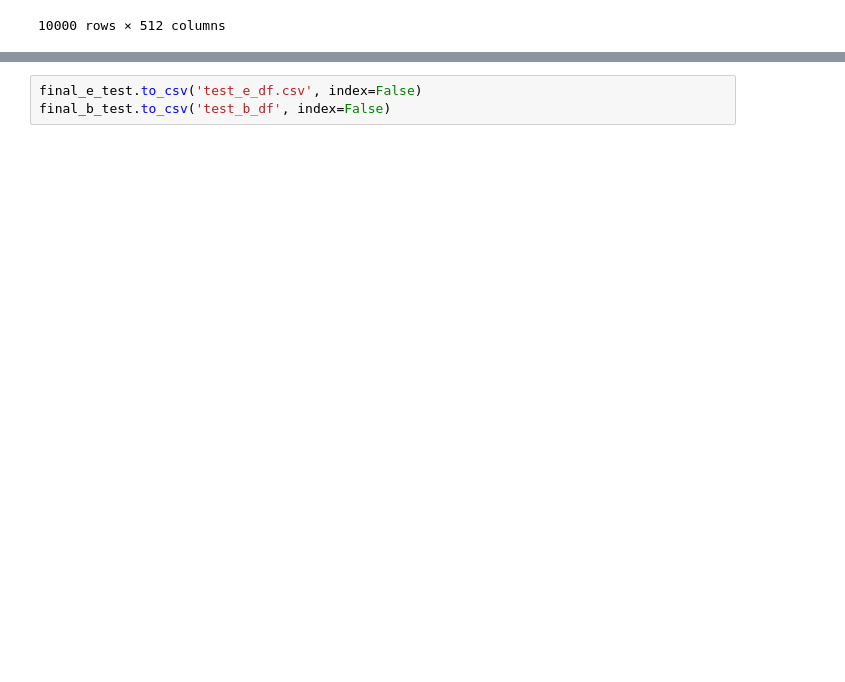
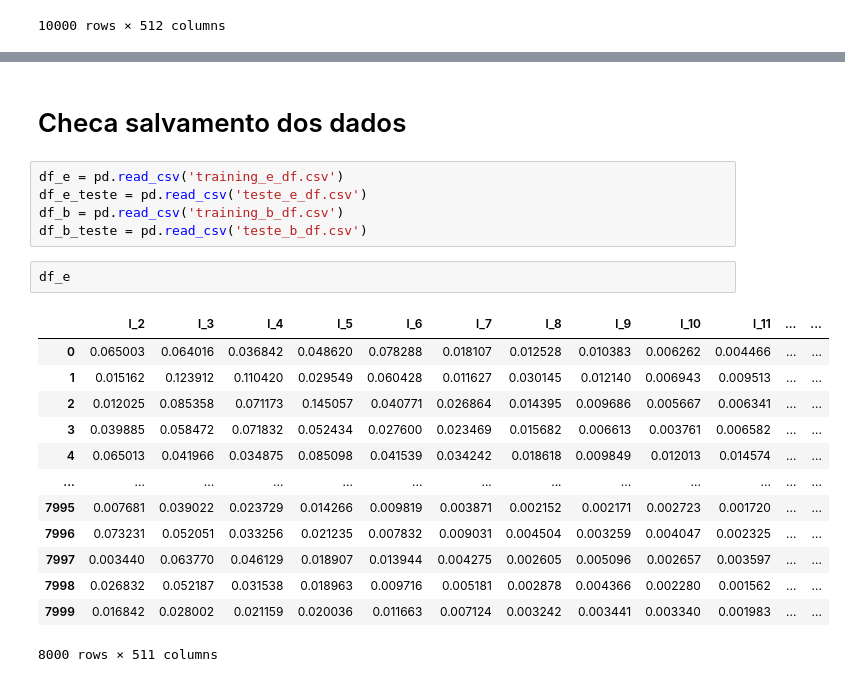
Before and after one commit to RenatodaCostaSantos/capacitacao, a Jupyter notebook: aeroespacial/notebooks/0_agrega_dados.ipynb, the cells around one changed output, grey strips where cells are left out. Cells and saved outputs as stored; diff of their text form; blank space fills up the shorter version.

```diff
--- a/aeroespacial/notebooks/0_agrega_dados.ipynb
+++ b/aeroespacial/notebooks/0_agrega_dados.ipynb
@@ -657,3 +623,23 @@ final_b_test
-# %%
-final_e_test.to_csv('test_e_df.csv', index=False)
-final_b_test.to_csv('test_b_df', index=False)
+# %% [markdown]
+# Checa salvamento dos dados
+# %%
+df_e = pd.read_csv('training_e_df.csv')
+df_e_teste = pd.read_csv('teste_e_df.csv')
+df_b = pd.read_csv('training_b_df.csv')
+df_b_teste = pd.read_csv('teste_b_df.csv')
+# %%
+df_e
+# %% [output]
+|  | l_2 | l_3 | l_4 | l_5 | l_6 | l_7 | l_8 | l_9 | l_10 | l_11 | ... | ... |
+| 0 | 0.065003 | 0.064016 | 0.036842 | 0.048620 | 0.078288 | 0.018107 | 0.012528 | 0.010383 | 0.006262 | 0.004466 | ... | ... |
+| 1 | 0.015162 | 0.123912 | 0.110420 | 0.029549 | 0.060428 | 0.011627 | 0.030145 | 0.012140 | 0.006943 | 0.009513 | ... | ... |
+| 2 | 0.012025 | 0.085358 | 0.071173 | 0.145057 | 0.040771 | 0.026864 | 0.014395 | 0.009686 | 0.005667 | 0.006341 | ... | ... |
+| 3 | 0.039885 | 0.058472 | 0.071832 | 0.052434 | 0.027600 | 0.023469 | 0.015682 | 0.006613 | 0.003761 | 0.006582 | ... | ... |
+| 4 | 0.065013 | 0.041966 | 0.034875 | 0.085098 | 0.041539 | 0.034242 | 0.018618 | 0.009849 | 0.012013 | 0.014574 | ... | ... |
+| ... | ... | ... | ... | ... | ... | ... | ... | ... | ... | ... | ... | ... |
+| 7995 | 0.007681 | 0.039022 | 0.023729 | 0.014266 | 0.009819 | 0.003871 | 0.002152 | 0.002171 | 0.002723 | 0.001720 | ... | ... |
+| 7996 | 0.073231 | 0.052051 | 0.033256 | 0.021235 | 0.007832 | 0.009031 | 0.004504 | 0.003259 | 0.004047 | 0.002325 | ... | ... |
+| 7997 | 0.003440 | 0.063770 | 0.046129 | 0.018907 | 0.013944 | 0.004275 | 0.002605 | 0.005096 | 0.002657 | 0.003597 | ... | ... |
+| 7998 | 0.026832 | 0.052187 | 0.031538 | 0.018963 | 0.009716 | 0.005181 | 0.002878 | 0.004366 | 0.002280 | 0.001562 | ... | ... |
+| 7999 | 0.016842 | 0.028002 | 0.021159 | 0.020036 | 0.011663 | 0.007124 | 0.003242 | 0.003441 | 0.003340 | 0.001983 | ... | ... |
+8000 rows × 511 columns
```
Also changed, not shown: parts of 21 cells of this notebook.
